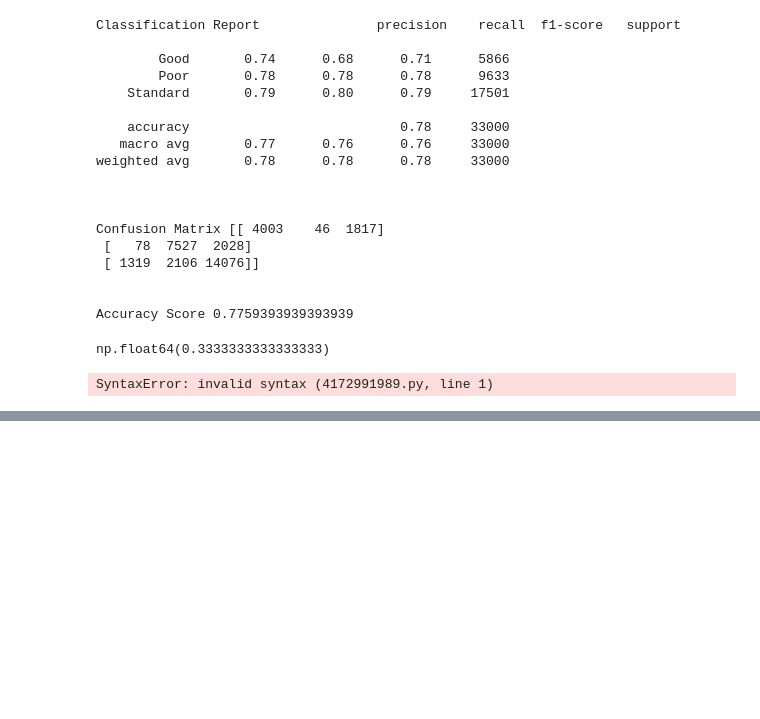
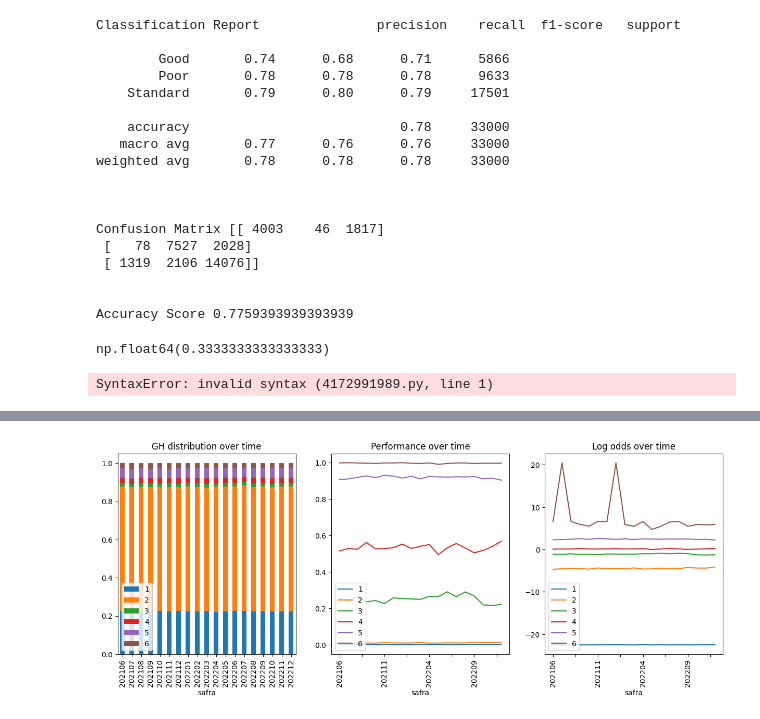
Before and after one commit to thommich/reject-inference-modelling, a Jupyter notebook: best_gh.ipynb, the cells around one changed output, grey strips where cells are left out. Drawn from its saved outputs; the diff is of its cells as text; code cells hidden in the pictures; blank space fills up the shorter version.

```diff
--- a/best_gh.ipynb
+++ b/best_gh.ipynb
@@ -2093,0 +2315,5 @@ for c in configs:
+# %%
+df_data['GH'] = get_gh(df_data,'score',configs[1]['cuts'])
+plot_gh(df_data, 'safra', 'target', 'GH', perf_denominator=None)
+# %% [output]
+[figure, added]
```
Also changed, not shown: parts of 35 cells of this notebook.
